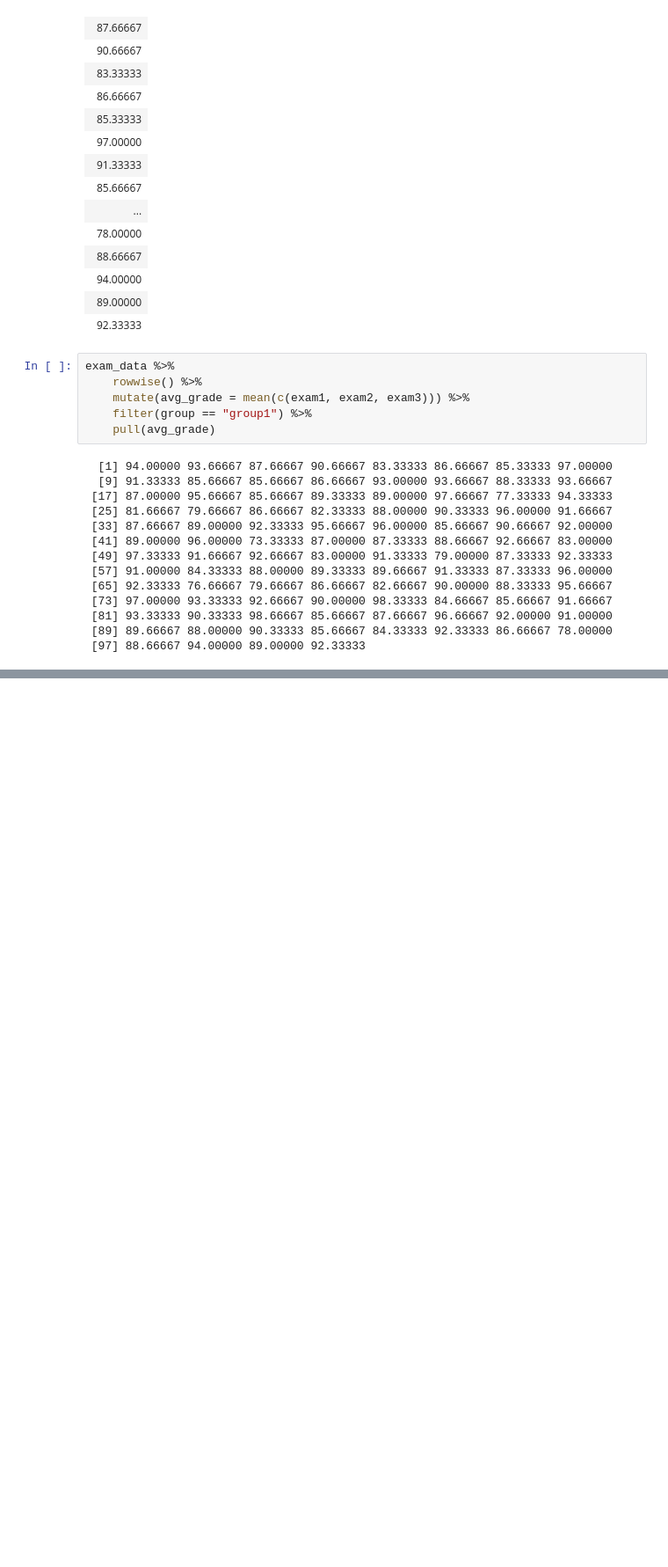
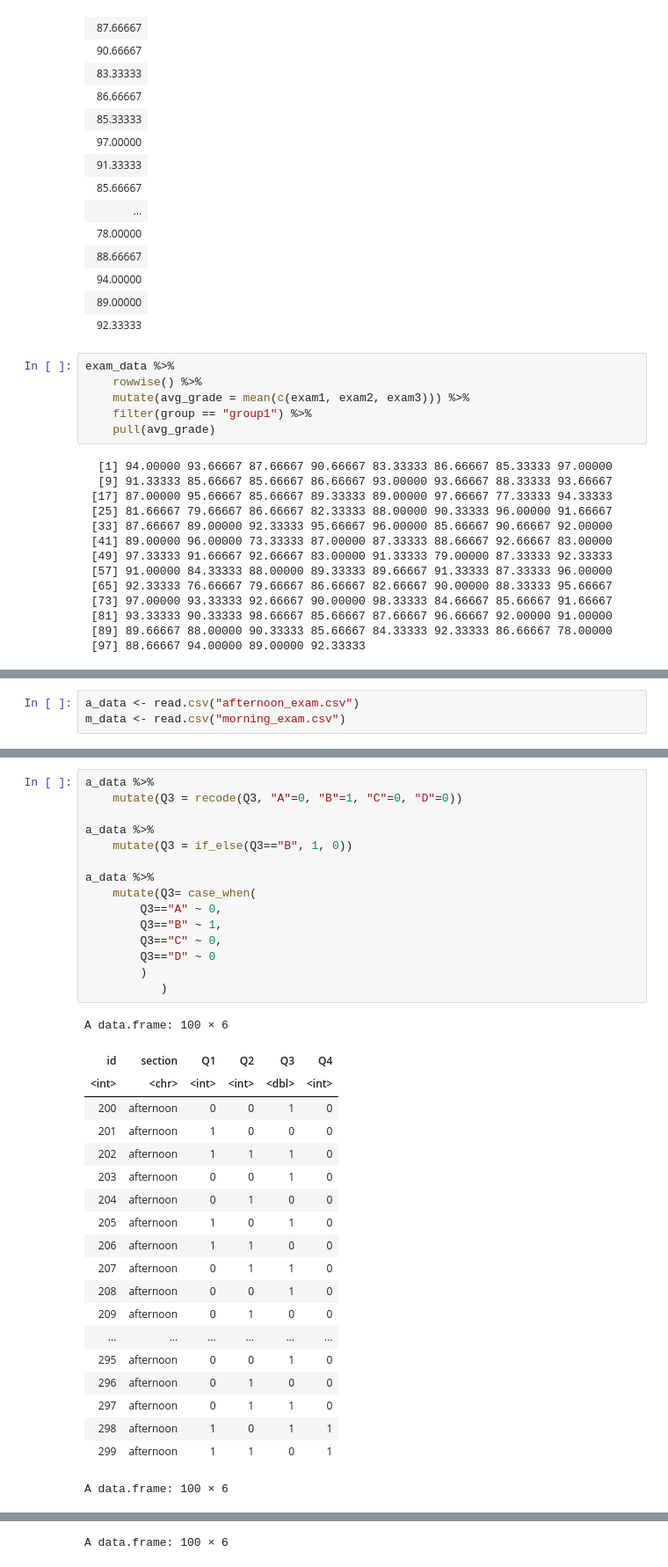
Before and after one commit to gphaser/Python-Intro, a Jupyter notebook: R version.ipynb, the cells around one changed output, grey strips where cells are left out. Shown: that part at 88% size. Drawn from its saved outputs; the diff is of its cells as text; blank space fills up the shorter version.

Commit message:
Adding first question data tutorial

```diff
--- a/R version.ipynb
+++ b/R version.ipynb
@@ -246,0 +249,3 @@ exam_data %>%
+# %%
+a_data <- read.csv("afternoon_exam.csv")
+m_data <- read.csv("morning_exam.csv")
@@ -246,0 +264,36 @@ exam_data %>%
+# %%
+a_data %>%
+    mutate(Q3 = recode(Q3, "A"=0, "B"=1, "C"=0, "D"=0))
+
+a_data %>%
+    mutate(Q3 = if_else(Q3=="B", 1, 0))
+
+a_data %>%
+    mutate(Q3= case_when(
+        Q3=="A" ~ 0,
+        Q3=="B" ~ 1,
+        Q3=="C" ~ 0,
+        Q3=="D" ~ 0
+        )
+           )
+# %% [output]
+A data.frame: 100 × 6
+| id | section | Q1 | Q2 | Q3 | Q4 |
+| <int> | <chr> | <int> | <int> | <dbl> | <int> |
+| 200 | afternoon | 0 | 0 | 1 | 0 |
+| 201 | afternoon | 1 | 0 | 0 | 0 |
+| 202 | afternoon | 1 | 1 | 1 | 0 |
+| 203 | afternoon | 0 | 0 | 1 | 0 |
+| 204 | afternoon | 0 | 1 | 0 | 0 |
+| 205 | afternoon | 1 | 0 | 1 | 0 |
+| 206 | afternoon | 1 | 1 | 0 | 0 |
+| 207 | afternoon | 0 | 1 | 1 | 0 |
+| 208 | afternoon | 0 | 0 | 1 | 0 |
+| 209 | afternoon | 0 | 1 | 0 | 0 |
+| ... | ... | ... | ... | ... | ... |
+| 295 | afternoon | 0 | 0 | 1 | 0 |
+| 296 | afternoon | 0 | 1 | 0 | 0 |
+| 297 | afternoon | 0 | 1 | 1 | 0 |
+| 298 | afternoon | 1 | 0 | 1 | 1 |
+| 299 | afternoon | 1 | 1 | 0 | 1 |
+A data.frame: 100 × 6
@@ -246,0 +318 @@ exam_data %>%
+A data.frame: 100 × 6
```
Also changed, not shown: parts of 3 cells of this notebook, 2 other files.
